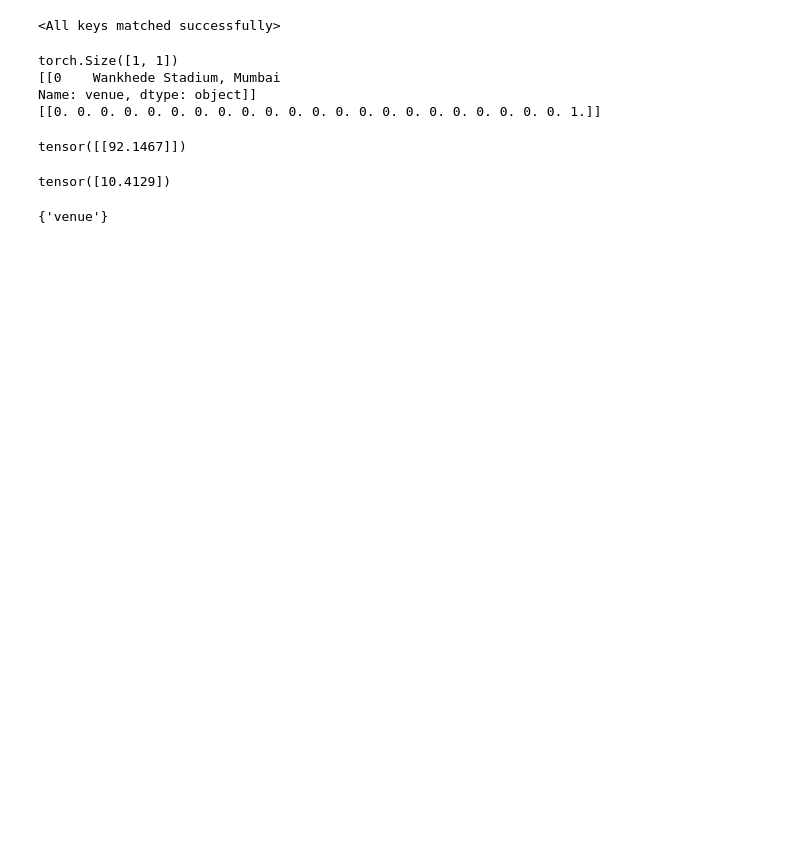
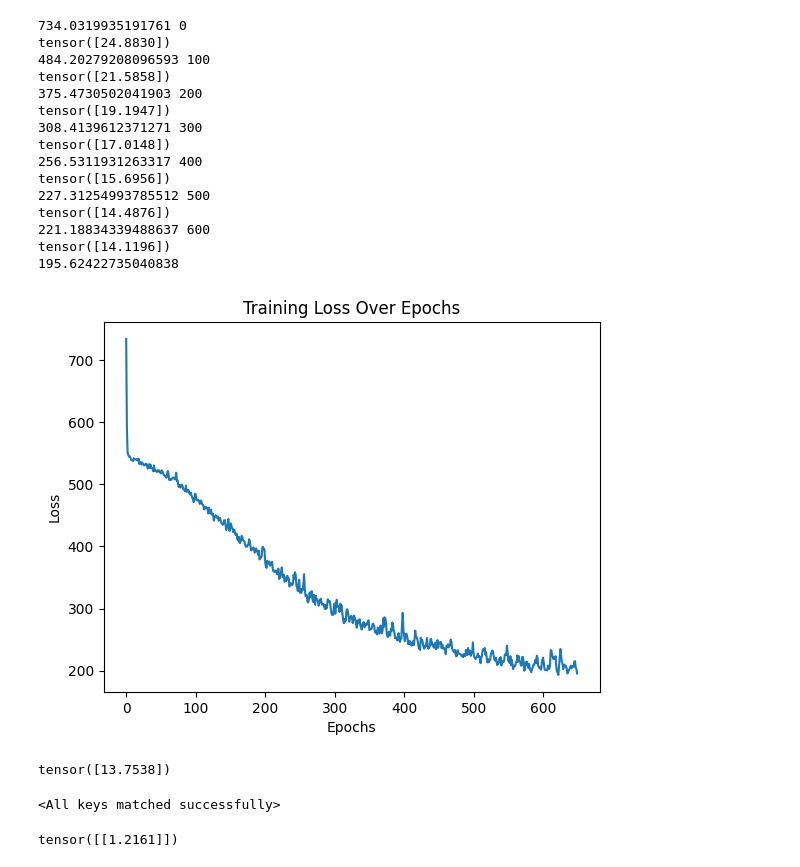
Before and after one commit to Dev-Vasudevan/Dream11, a Jupyter notebook: temp.ipynb, the cells around one changed output. Cells and saved outputs as stored; diff of their text form; code cells hidden in the pictures; blank space fills up the shorter version.

Commit message:
Batting Bowling models working

```diff
--- a/temp.ipynb
+++ b/temp.ipynb
@@ -22,6 +23,16 @@ import matplotlib.pyplot as plt
 from sklearn.preprocessing import OneHotEncoder
 from torch.utils.data import Dataset, DataLoader
 from sklearn.preprocessing import MinMaxScaler
+# %%
+class Data(Dataset):
+    def __init__(self,xy,device):
+        self.x = xy[0].to(device)
+        self.y = xy[1].to(device)
+    def __len__(self):
+        return len(self.x)
+
+    def __getitem__(self, idx):
+        return self.x[idx], self.y[idx]
 # %%
 
 class FantasyData(Dataset):
@@ -250,13 +370,15 @@ def evaluate(model, eval_data_loader ):
 
     return torch.sqrt(avg_error)
 # %%
-df = pd.read_csv(f'{dataset_path}/Batting_data.csv')
+batting = pd.read_csv(f'{dataset_path}/Batting_data.csv')
+bowling = pd.read_csv(f'{dataset_path}/Bowling_data.csv')
 device = torch.device("cuda" if torch.cuda.is_available() else "cpu")
-data = FantasyData(device,df)
-# data.preprocess_batting(df)
-train_data_loader = DataLoader(data, batch_size=1024,shuffle=True)
+data = FantasyData(batting,bowling)
+batting_data = Data(data.preprocess_batting(data.batting),device)
+batting_train_data_loader = DataLoader(batting_data, batch_size=1024,shuffle=True)
+
 criterion  = nn.MSELoss()
-model = Model().to(device)
-optimizer = optim.AdamW(model.parameters(), lr=0.01)
+batting_model = Model().to(device)
+optimizer = optim.AdamW(batting_model.parameters(), lr=0.01)
 loss_list = []
 # %% [output]
@@ -264,2 +389,6 @@ torch.Size([7808, 1])
 OneHotEncoder(sparse_output=False)
+# %%
+bowling_data = Data(data.preprocess_bowling(data.bowling),device)
+bowling_train_data_loader = DataLoader(bowling_data, batch_size=1024,shuffle=True)
+bowling_model = Model().to(device)
 # %%
@@ -294 +422,21 @@ plt.show()
+# %%
+training_loop(bowling_model, bowling_train_data_loader, optim.AdamW(bowling_model.parameters(), lr=0.01))
+# %% [output]
+734.0319935191761 0
+tensor([24.8830])
+484.20279208096593 100
+tensor([21.5858])
+375.4730502041903 200
+tensor([19.1947])
+308.4139612371271 300
+tensor([17.0148])
+256.5311931263317 400
+tensor([15.6956])
+227.31254993785512 500
+tensor([14.4876])
+221.18834339488637 600
+tensor([14.1196])
+195.62422735040838
+[figure, added]
+tensor([13.7538])
 # %%
@@ -299,18 +447,6 @@ model.load_state_dict(torch.load("models/batting_1.pth"))
 # %% [output]
 <All keys matched successfully>
 # %%
-evaluate(model , DataLoader([data.get_batting_data("Virat Kohli",'',2023)  ]))
+evaluate(bowling_model , DataLoader([data.get_bowling_data("Virat Kohli",'M.Chinnaswamy Stadium, Bengaluru',2023)  ]))
 # %% [output]
-torch.Size([1, 1])
-[[0    Wankhede Stadium, Mumbai
-Name: venue, dtype: object]]
-[[0. 0. 0. 0. 0. 0. 0. 0. 0. 0. 0. 0. 0. 0. 0. 0. 0. 0. 0. 0. 0. 0. 1.]]
+tensor([[1.2161]])
-tensor([[92.1467]])
-# %%
-evaluate(model, train_data_loader)
-# %% [output]
-tensor([10.4129])
-# %%
-set(df[['venue']]
-# %% [output]
-{'venue'}
```
Also changed, not shown: parts of 8 cells of this notebook.
